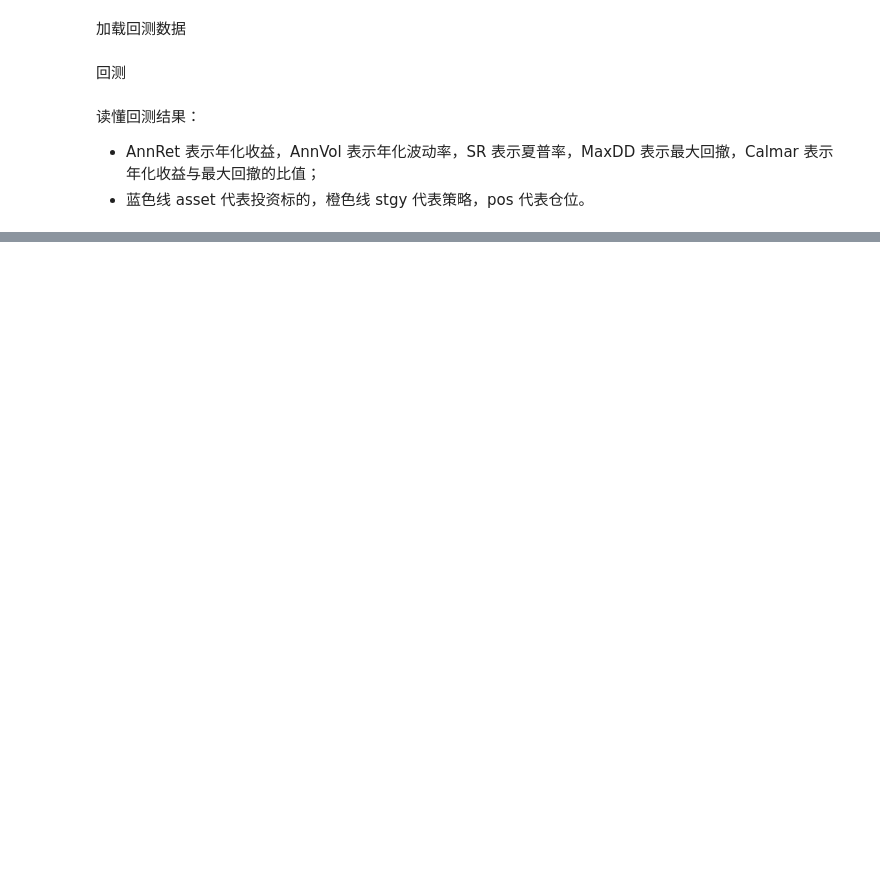
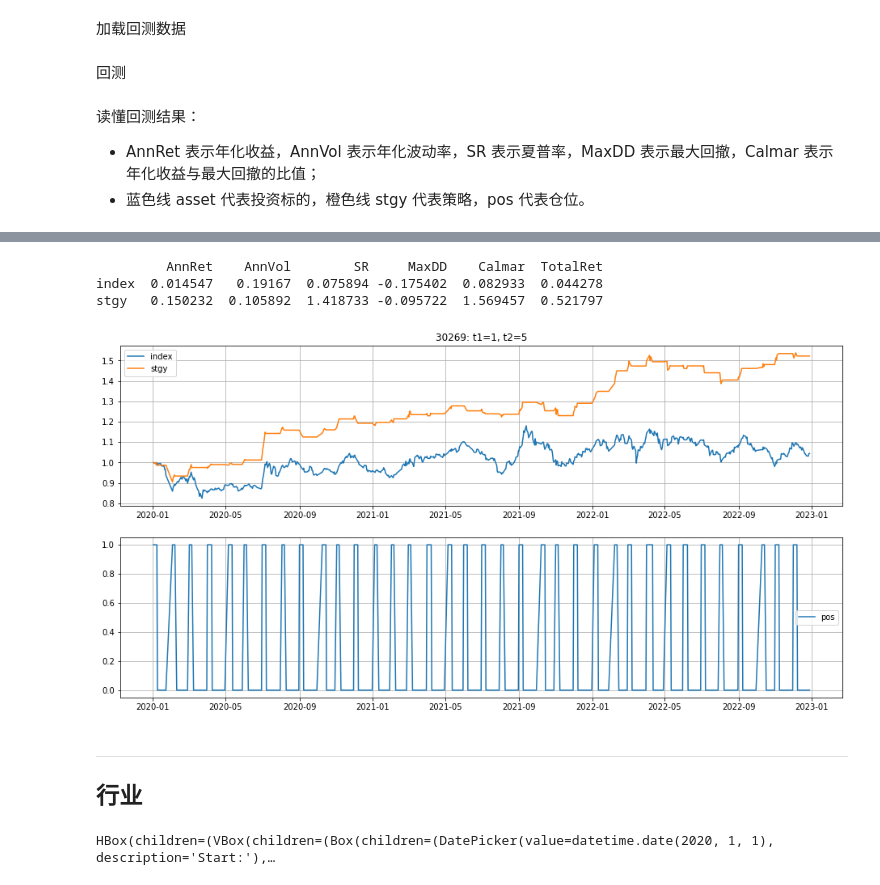
Before and after one commit to hdouhua/pick-up-python, a Jupyter notebook: inv/strategy/calendar-strrategy.ipynb, the cells around one changed output, grey strips where cells are left out. Cells and saved outputs as stored; diff of their text form; code cells hidden in the pictures; blank space fills up the shorter version.

```diff
--- a/inv/strategy/calendar-strrategy.ipynb
+++ b/inv/strategy/calendar-strrategy.ipynb
@@ -409,0 +160,31 @@ stgy   0.084373  0.152426  0.553539 -0.297845   0.28328  0.272945
+# %%
+symbol_id = symbols[0].value
+params = dict({
+    'start_date': datePickers[0].value,
+    'end_date': datePickers[1].value,
+    'day_range': [dayRange[0].value, dayRange[1].value],
+})
+
+is_fund = symbols[1].value
+if is_fund:
+    params['fee'] = fee_rate_fund
+    col_mapping = {'nav': symbol_id}
+else:
+    params['fee'] = fee_rate_stock
+    col_mapping = {'close': symbol_id}
+
+backtest(symbol_id, col_mapping, '../res/div', params)
+# %% [output]
+         AnnRet    AnnVol        SR     MaxDD    Calmar  TotalRet
+index  0.014547   0.19167  0.075894 -0.175402  0.082933  0.044278
+stgy   0.150232  0.105892  1.418733 -0.095722  1.569457  0.521797
+[figure, added]
+# %% [markdown]
+<hr />
+
+## 行业
+# %%
+ui, datePickers, dayRange, symbols = get_widgets(symbol_type=SymbolType.Specialization)
+ui
+# %% [output]
+HBox(children=(VBox(children=(Box(children=(DatePicker(value=datetime.date(2020, 1, 1), description='Start:'),…
```
Also changed, not shown: parts of 75 cells of this notebook, 10 other files.
